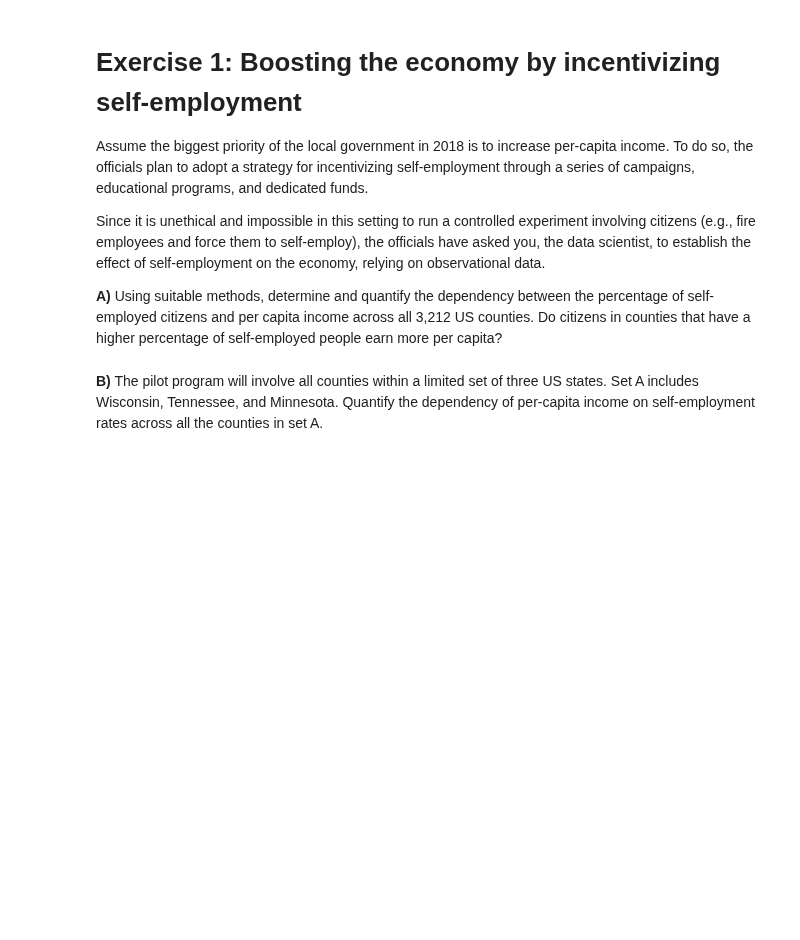
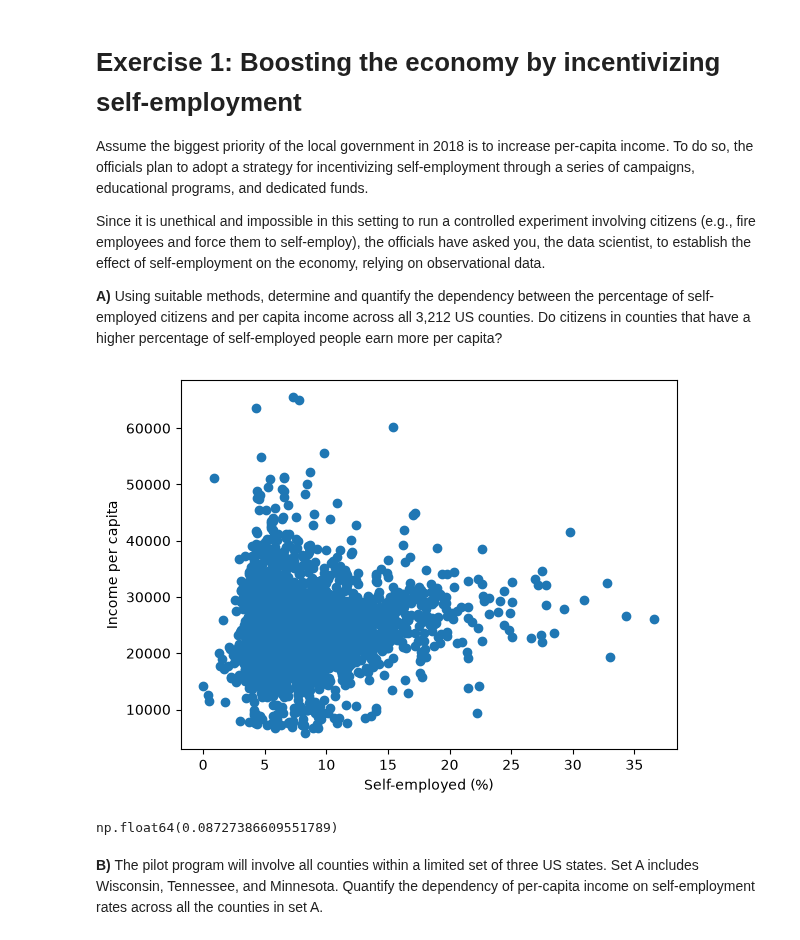
Before and after one commit to haaissa/ada-2026, a Jupyter notebook: Exercises/03 - Describing data/Describing_data_exercise.ipynb, the cells around one changed output. Cells and saved outputs as stored; diff of their text form; code cells hidden in the pictures; blank space fills up the shorter version.

```diff
--- a/Exercises/03 - Describing data/Describing_data_exercise.ipynb
+++ b/Exercises/03 - Describing data/Describing_data_exercise.ipynb
@@ -174,3 +117,17 @@ Since it is unethical and impossible in this setting to run a controlled experim
+# %%
+### your code and or answer here ###
+df['self-number'] = (df['SelfEmployed']*df['TotalPop']/100).astype(int)
+df_copy = df[['self-number','SelfEmployed','TotalPop','IncomePerCap']]
+
+plt.scatter(df['SelfEmployed'], df['IncomePerCap'])
+plt.xlabel('Self-employed (%)')
+plt.ylabel('Income per capita')
+plt.show()
+
+df['SelfEmployed'].corr(df['IncomePerCap'])
+# %% [output]
+[figure, added]
+np.float64(0.08727386609551789)
 # %% [markdown]
 **B)** The pilot program will involve all counties within a limited set of three US states. Set A includes Wisconsin, Tennessee, and  Minnesota. Quantify the dependency of per-capita income on self-employment rates across all the counties in set A.
 # %%
```
Also changed, not shown: parts of 14 cells of this notebook.
